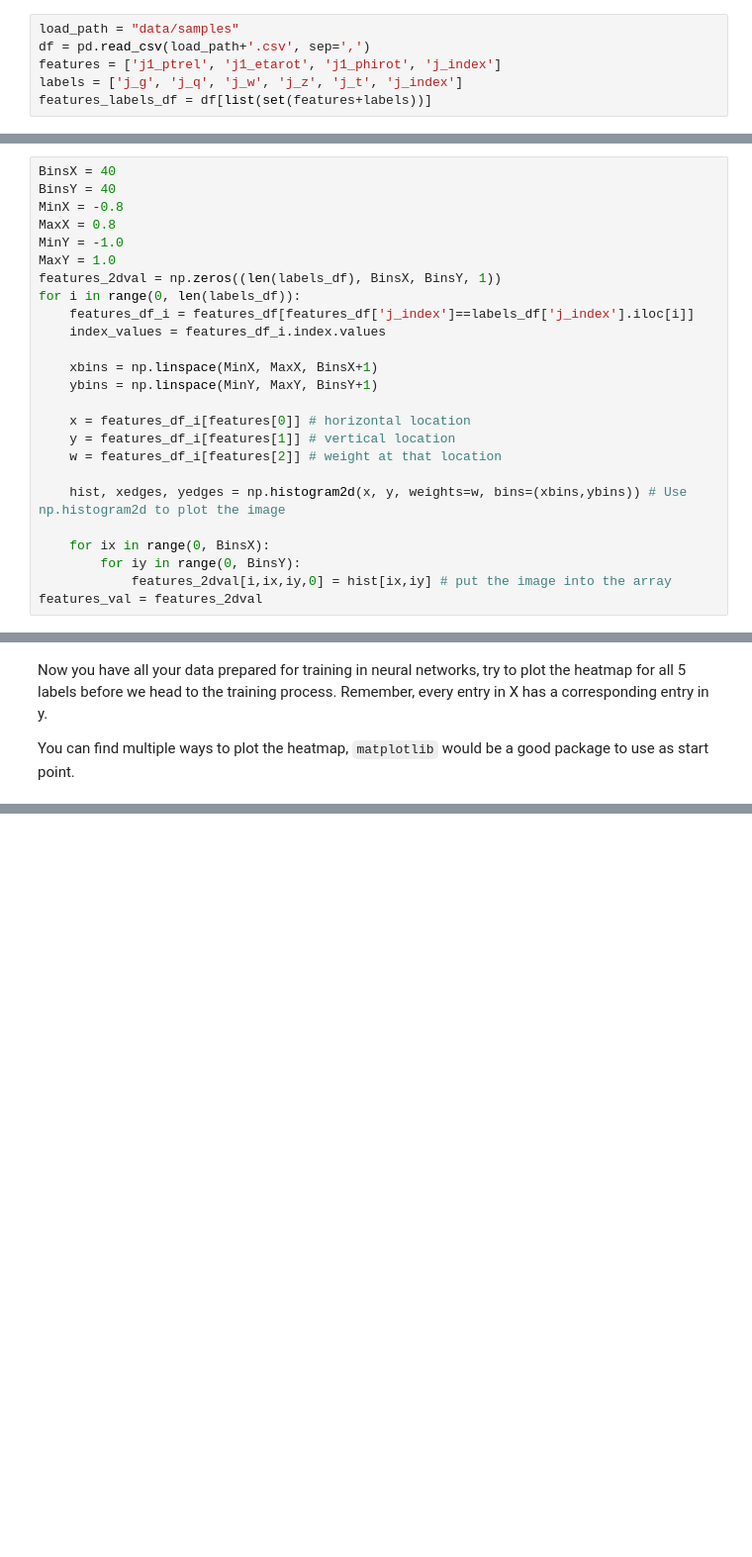
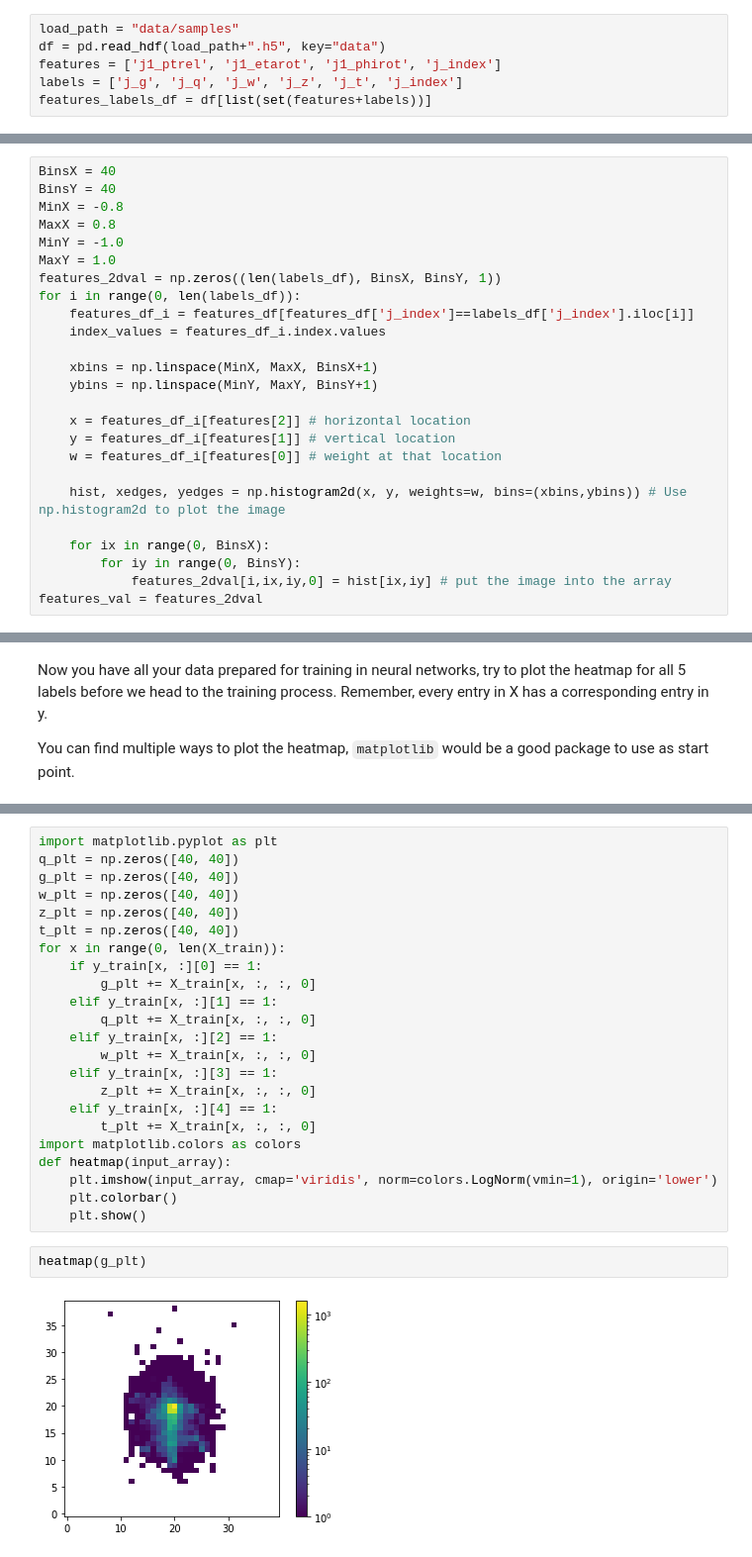
Before and after one commit to Noam-91/EPE_Dec_2020_Data_Preprocessing, a Jupyter notebook: Common Skills.ipynb, the cells around one changed output, grey strips where cells are left out. Shown at 99% size. Drawn from its saved outputs; the diff is of its cells as text; blank space fills up the shorter version.

```diff
--- a/Common Skills.ipynb
+++ b/Common Skills.ipynb
@@ -144,7 +237,7 @@ Labels:
 We put `j_index` in both categories since we need it to identify where the constituent is in which jet.
 # %%
 load_path = "data/samples"
-df = pd.read_csv(load_path+'.csv', sep=',')
+df = pd.read_hdf(load_path+".h5", key="data")
 features = ['j1_ptrel', 'j1_etarot', 'j1_phirot', 'j_index']
 labels = ['j_g', 'j_q', 'j_w', 'j_z', 'j_t', 'j_index']
 features_labels_df = df[list(set(features+labels))]
@@ -177,9 +270,9 @@ for i in range(0, len(labels_df)):
     xbins = np.linspace(MinX, MaxX, BinsX+1)
     ybins = np.linspace(MinY, MaxY, BinsY+1)
 
-    x = features_df_i[features[0]] # horizontal location
+    x = features_df_i[features[2]] # horizontal location
     y = features_df_i[features[1]] # vertical location
-    w = features_df_i[features[2]] # weight at that location
+    w = features_df_i[features[0]] # weight at that location
 
     hist, xedges, yedges = np.histogram2d(x, y, weights=w, bins=(xbins,ybins)) # Use np.histogram2d to plot the image
 
@@ -226,0 +326,27 @@ import matplotlib.pyplot as plt
+# %%
+import matplotlib.pyplot as plt
+q_plt = np.zeros([40, 40])
+g_plt = np.zeros([40, 40])
+w_plt = np.zeros([40, 40])
+z_plt = np.zeros([40, 40])
+t_plt = np.zeros([40, 40])
+for x in range(0, len(X_train)):
+    if y_train[x, :][0] == 1:
+        g_plt += X_train[x, :, :, 0]
+    elif y_train[x, :][1] == 1:
+        q_plt += X_train[x, :, :, 0]
+    elif y_train[x, :][2] == 1:
+        w_plt += X_train[x, :, :, 0]
+    elif y_train[x, :][3] == 1:
+        z_plt += X_train[x, :, :, 0]
+    elif y_train[x, :][4] == 1:
+        t_plt += X_train[x, :, :, 0]
+import matplotlib.colors as colors
+def heatmap(input_array):
+    plt.imshow(input_array, cmap='viridis', norm=colors.LogNorm(vmin=1), origin='lower')
+    plt.colorbar()
+    plt.show()
+# %%
+heatmap(g_plt)
+# %% [output]
+[figure, added]
```
Also changed, not shown: parts of 24 cells of this notebook, 9 other files.
